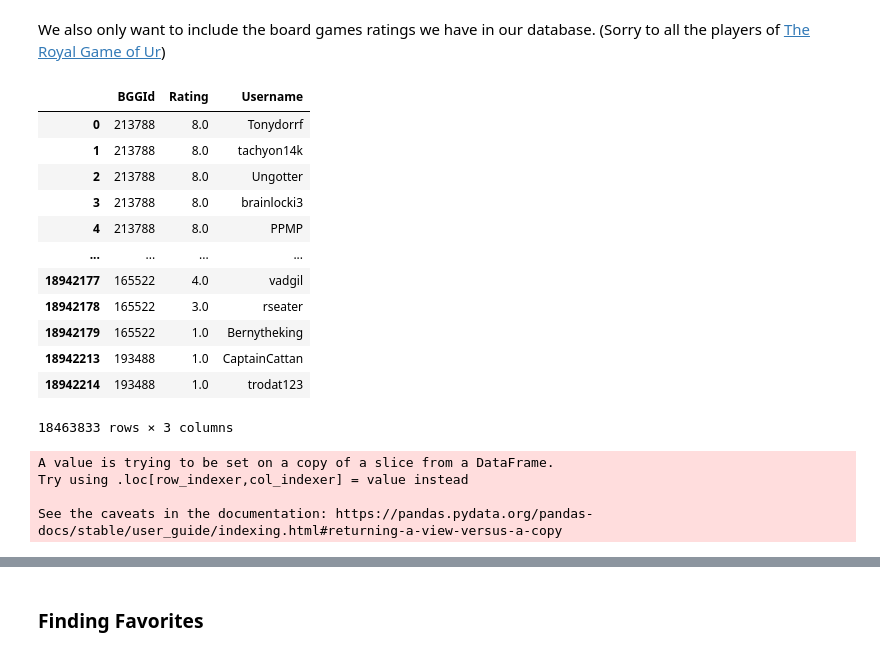
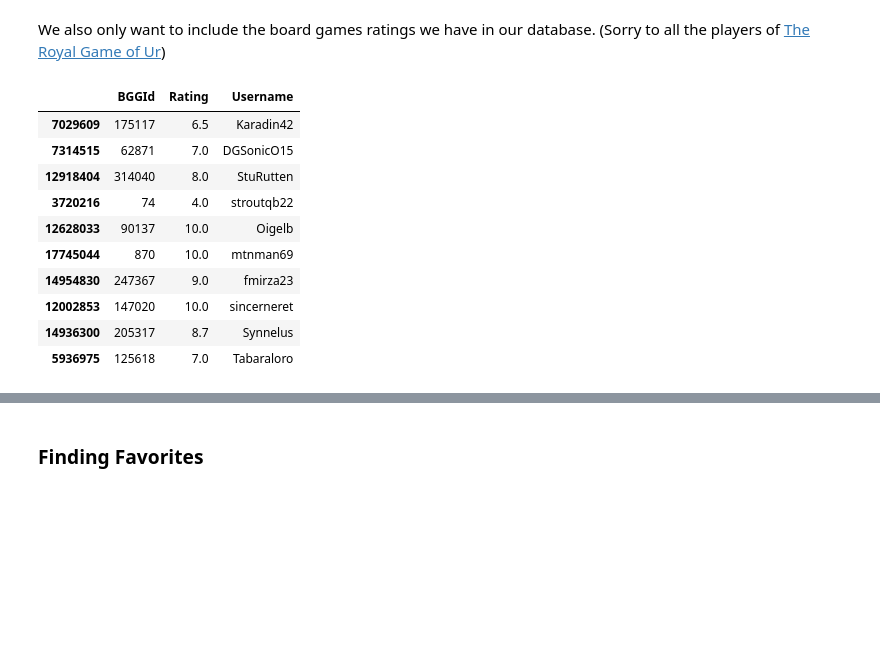
Before and after one commit to mcumiskey/Meeple-Matchmaker, a Jupyter notebook: meeple-matchmaker.ipynb, the cells around one changed output, grey strips where cells are left out. Cells and saved outputs as stored; diff of their text form; code cells hidden in the pictures; blank space fills up the shorter version.

```diff
--- a/meeple-matchmaker.ipynb
+++ b/meeple-matchmaker.ipynb
@@ -361,3 +357,21 @@ def reduce_ohe_by_grouping(data_df, categories):
+# %%
+def un_hot_encode(row, one_hot_df):
+    # get the BGGId from the row
+    game_bggid = row['BGGId']
+
+    # check if the BGGId exists in the one-hot encoded DataFrame index
+    if game_bggid in one_hot_df.index:
+        # retrieve the row corresponding to the BGGId from the one-hot encoded DataFrame
+        thing_row = one_hot_df.loc[game_bggid]
+
+        # get the column names (mechanics) where the value is 1 (indicating the game has that mechanic)
+        active_thing = thing_row[thing_row == 1].index.tolist()
+
+        # return the mechanics as a comma-separated string
+        return ', '.join(active_thing)
+    else:
+        # If BGGId not found in the one-hot encoded DataFrame, return an empty string to handle gracefully :>
+        return ''
 # %% [markdown]
 ## Themes
 # %%
@@ -683,6 +703,17 @@ themes_reduced.head()
 | 3 | 4 | 0 | 0 | 0 | 0 | 0 | 0 | ... |
 | 4 | 5 | 0 | 0 | 0 | 0 | 0 | 0 | ... |
 5 rows × 46 columns
+# %%
+themes_reduced = themes_reduced[:25]
+
+fig = px.histogram(themes_popular, x= themes_popular.index, y=themes_popular, color_discrete_sequence = color_pallete)
+
+fig.update_layout(
+    xaxis_title_text='Top Themes', # xaxis label
+    yaxis_title_text='Number of Games', # yaxis label
+)
+
+fig.show()
 # %% [markdown]
 45 is a lot less than 218!
 # %% [markdown]
@@ -722,0 +742,4 @@ modern_boardgames_df[:5]
+# %%
+# Apply the un_hot_encode function to each row in modern_boardgames_df
+modern_boardgames_df["All_Themes"] = modern_boardgames_df.apply(lambda row: un_hot_encode(row, themes_reduced), axis=1)
+modern_boardgames_df["All_Themes"]
@@ -1004,0 +1043,4 @@ modern_boardgames_df[:5]
+# %%
+# Apply the un_hot_encode function to each row in modern_boardgames_df
+modern_boardgames_df["All_Mechanics"] = modern_boardgames_df.apply(lambda row: un_hot_encode(row, mechanics_reduced_df), axis=1)
+modern_boardgames_df["All_Mechanics"]
@@ -1011,29 +1082,17 @@ users_df = pd.read_csv('data/user_ratings.csv')
 # %% [markdown]
 We also only want to include the board games ratings we have in our database. (Sorry to all the players of [The Royal Game of Ur](https://en.wikipedia.org/wiki/Royal_Game_of_Ur))
 # %%
-boardgame_list = modern_boardgames_df['BGGId']
-users_filtered_df = users_df[users_df['BGGId'].isin(boardgame_list)]
-users_filtered_df
+users_filtered_df = users_df[users_df['BGGId'].isin(modern_boardgames_df['BGGId'])]
+users_filtered_df.sample(10)
 # %% [output]
 |  | BGGId | Rating | Username |
-| 0 | 213788 | 8.0 | Tonydorrf |
-| 1 | 213788 | 8.0 | tachyon14k |
-| 2 | 213788 | 8.0 | Ungotter |
-| 3 | 213788 | 8.0 | brainlocki3 |
-| 4 | 213788 | 8.0 | PPMP |
-| ... | ... | ... | ... |
-| 18942177 | 165522 | 4.0 | vadgil |
-| 18942178 | 165522 | 3.0 | rseater |
-| 18942179 | 165522 | 1.0 | Bernytheking |
-| 18942213 | 193488 | 1.0 | CaptainCattan |
-| 18942214 | 193488 | 1.0 | trodat123 |
+| 7029609 | 175117 | 6.5 | Karadin42 |
+| 7314515 | 62871 | 7.0 | DGSonicO15 |
+| 12918404 | 314040 | 8.0 | StuRutten |
+| 3720216 | 74 | 4.0 | stroutqb22 |
+| 12628033 | 90137 | 10.0 | Oigelb |
+| 17745044 | 870 | 10.0 | mtnman69 |
+| 14954830 | 247367 | 9.0 | fmirza23 |
+| 12002853 | 147020 | 10.0 | sincerneret |
+| 14936300 | 205317 | 8.7 | Synnelus |
+| 5936975 | 125618 | 7.0 | Tabaraloro |
-18463833 rows × 3 columns
-# %%
-temp = users_filtered_df
-temp['count'] = 1
-temp_grouped = temp.groupby('Username').aggregate({'Rating': ['min','mean', 'max'], 'count': 'sum'})
-# %% [output]
-A value is trying to be set on a copy of a slice from a DataFrame.
-Try using .loc[row_indexer,col_indexer] = value instead
-
-See the caveats in the documentation: https://pandas.pydata.org/pandas-docs/stable/user_guide/indexing.html#returning-a-view-versus-a-copy
```
Also changed, not shown: parts of 88 cells of this notebook, 7 other files.
